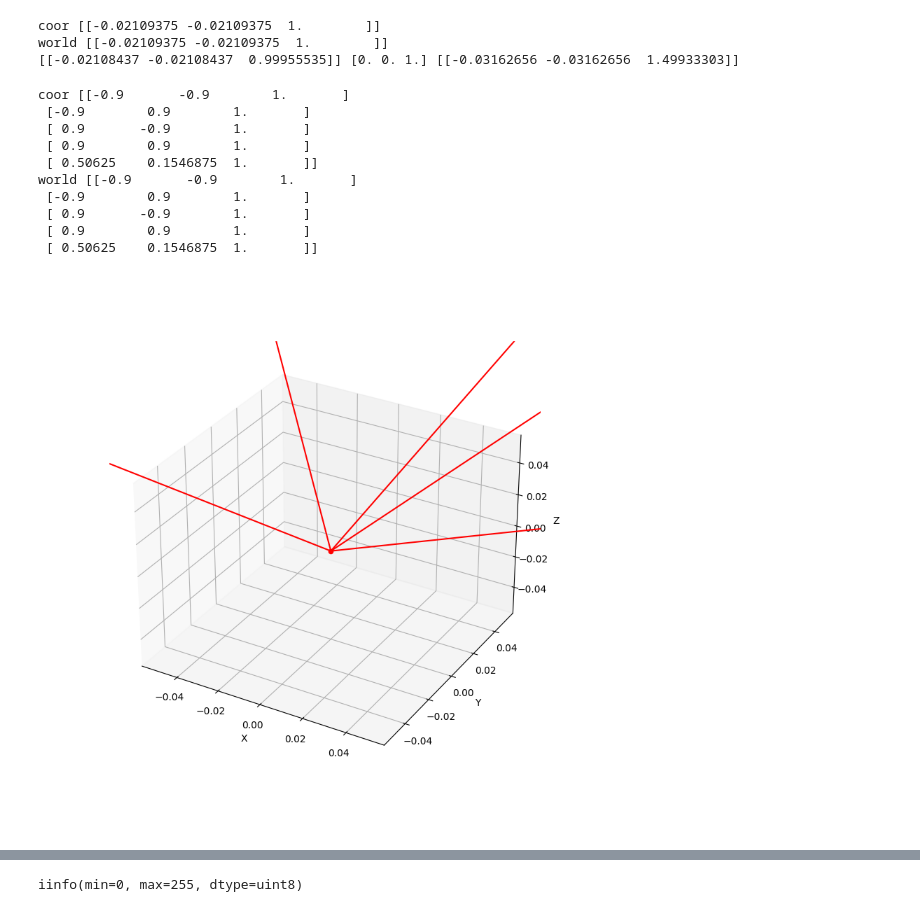
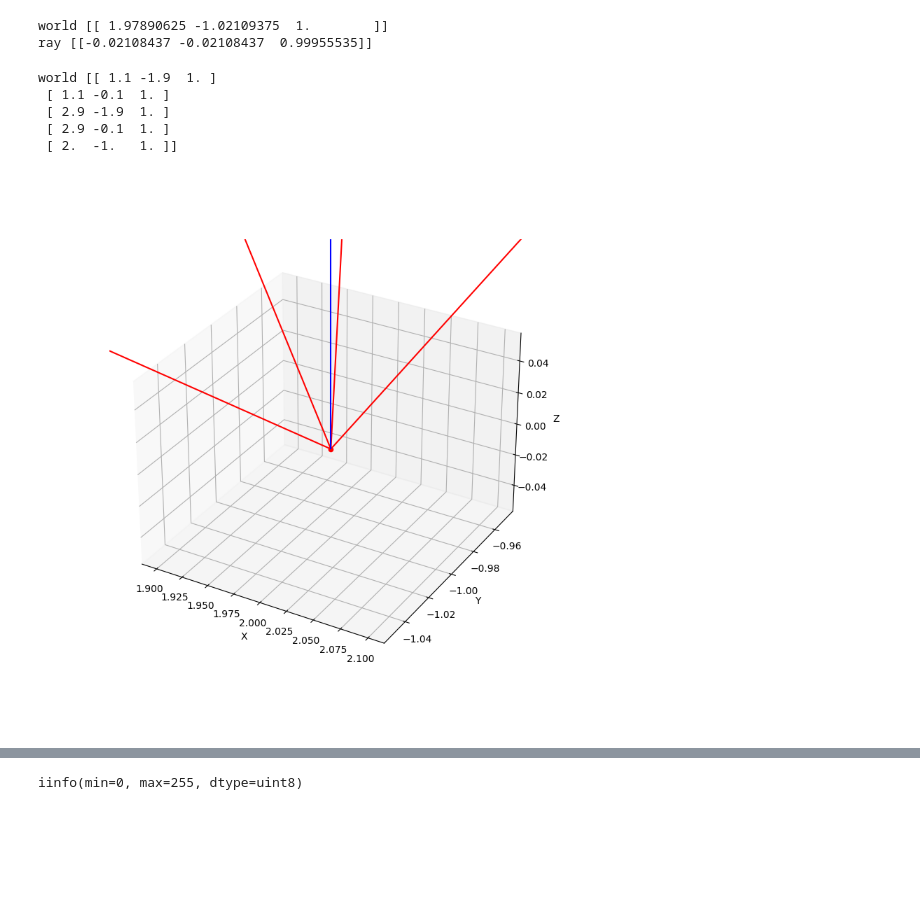
Before and after one commit to lordknight1904/Arsenal, a Jupyter notebook: 3d_plot.ipynb, the cells around one changed output, grey strips where cells are left out. Drawn from its saved outputs; the diff is of its cells as text; code cells hidden in the pictures; blank space fills up the shorter version.

```diff
--- a/3d_plot.ipynb
+++ b/3d_plot.ipynb
@@ -38,10 +38,6 @@ class Camera:
             [sin_alpha*cos_beta, sin_alpha*sin_beta*sin_gamma + cos_alpha*cos_gamma, sin_alpha*sin_beta*cos_gamma - cos_alpha*sin_gamma],
             [-sin_beta, cos_beta*sin_gamma, cos_beta*cos_gamma]
         ])
-        unit_vec = np.array([0, 0, 1])
-        # v = np.matmul(self.rotation, unit_vec.T)
-        v = unit_vec @ self.rotation
-        self.unit_angle = v / np.linalg.norm(v)
 
         self.intrinsic = np.array([
             [self.focal_length*self.resolution[0]/self.sensor_size[0], 0, self.resolution[0]/2],
@@ -49,40 +45,14 @@ class Camera:
             [0, 0, 1]
         ])
 
-        # print('intrinsic')
-        # print(self.intrinsic)
-
-    '''
-        Transform world coordinate to pixel coordinate
-            - World to camera coordinate
-            - Camera to pixel coordinate
-    '''
-    def transform(self,
-        space,
-        world_position
-    ):
-        # convention assumption on viewing angles
-        translation = np.array(self.position - world_position)  # row vector
-        m = np.zeros((4, 4))
-        m[0:3, 0:3] = self.rotation
-        m[0:3, -1] = translation
-        m[-1, -1] = 1
-
-        # image_space = np.matmul(space, m)
-        image_space = np.matmul(m, space.T).T
-        camera_space = np.matmul(self.intrinsic, image_space.T).T
-        pixel_space = np.matmul(self.abc, camera_space.T).T
-
-        return pixel_space
-
     def pixel2ray(self, pixel):
         pixel = np.append(pixel, np.zeros((pixel.shape[0], 1)) + 1, axis=-1)
         # pixel = pixel / self.focal_length
         translation = np.array(self.position)
         camera_coor = pixel @ np.linalg.inv(self.intrinsic.T)
-        print('coor', camera_coor)
+        # print('coor', camera_coor)
         # camera_coor = pixel @ np.linalg.inv(self.intrinsic).T
-        world_coor = (camera_coor @ self.rotation) + translation
+        world_coor = (camera_coor @ np.linalg.inv(self.rotation)) + translation
         print('world', world_coor)
 
         vector = world_coor - self.position
@@ -91,14 +61,13 @@ class Camera:
         return directional_vector
 
 # camera = Camera(16.16003, (512, 512), np.array([8, 2.5, 3]), (17.288, 232.093, 0))
-camera = Camera(20., (512, 512), (36, 36), np.array([0, 0, 0]), (0, 0, 0))
-pixel = np.array([[250, 250]])
+camera = Camera(20., (512, 512), (36, 36), np.array([2, -1, 0]), (0, 0, 0))
+pixel = np.array([[256, 256]])
 ray = camera.pixel2ray(pixel)
-print(ray, camera.unit_angle, 1.5*ray)
+print('ray', ray)
 # %% [output]
-coor [[-0.02109375 -0.02109375  1.        ]]
-world [[-0.02109375 -0.02109375  1.        ]]
-[[-0.02108437 -0.02108437  0.99955535]] [0. 0. 1.] [[-0.03162656 -0.03162656  1.49933303]]
+world [[ 1.97890625 -1.02109375  1.        ]]
+ray [[-0.02108437 -0.02108437  0.99955535]]
 # %%
 fig = plt.figure(figsize=(8, 8))
 ax = fig.add_subplot(111, projection='3d')
@@ -106,46 +75,42 @@ ax.set_xlabel("X")
 ax.set_ylabel("Y")
 ax.set_zlabel("Z")
 
 ax.scatter(*camera.position, color='red')
 
 pixels = np.array([
     [0, 0],
     [0, 512],
     [512, 0],
     [512, 512],
-    [400, 300],
+    [256, 256],
 ])
 # for pixel in pixels:
 #     ax.scatter(*pixel, color='teal')
 rays = camera.pixel2ray(pixels)
+# print(rays.shape)
 
 stack_origin = np.stack([camera.position]*pixels.shape[0])
 ax.quiver(
     stack_origin[:, 0],
     stack_origin[:, 1],
     stack_origin[:, 2],
     rays[:, 0],
     rays[:, 1],
     rays[:, 2],
-    color='red', length=1.0, arrow_length_ratio=.1, normalize=True
+    color=['red', 'red', 'red', 'red', 'blue'], length=1.0, arrow_length_ratio=.1, normalize=True
 )
 
 # ax.quiver(*camera.position, *v, color='red')
 
 # plt.axis('off')
 plt.show()
 # %% [output]
-coor [[-0.9       -0.9        1.       ]
- [-0.9        0.9        1.       ]
- [ 0.9       -0.9        1.       ]
- [ 0.9        0.9        1.       ]
- [ 0.50625    0.1546875  1.       ]]
-world [[-0.9       -0.9        1.       ]
- [-0.9        0.9        1.       ]
- [ 0.9       -0.9        1.       ]
- [ 0.9        0.9        1.       ]
- [ 0.50625    0.1546875  1.       ]]
+world [[ 1.1 -1.9  1. ]
+ [ 1.1 -0.1  1. ]
+ [ 2.9 -1.9  1. ]
+ [ 2.9 -0.1  1. ]
+ [ 2.  -1.   1. ]]
-[figure, old version]
+[figure, new version]
 # %%
 beta, alpha, gamma = [30, 0, 0]  # R_x, R_y, R_z | pitch, yaw, roll
 
```
Also changed, not shown: parts of 1 cell of this notebook, 3 other files.
